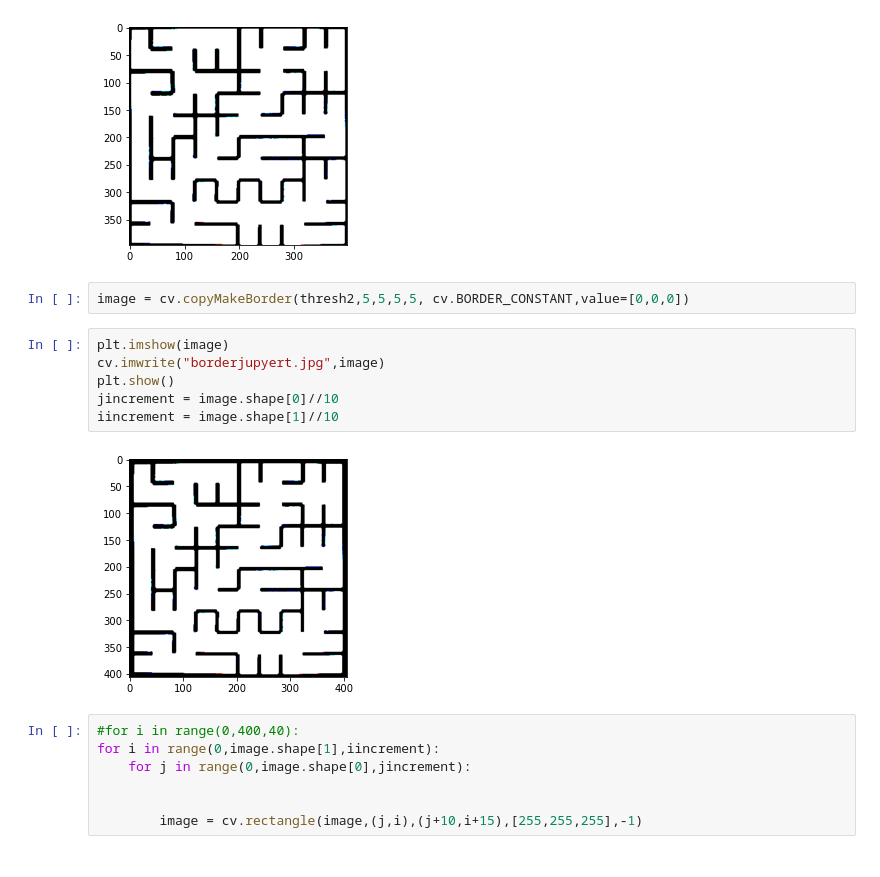
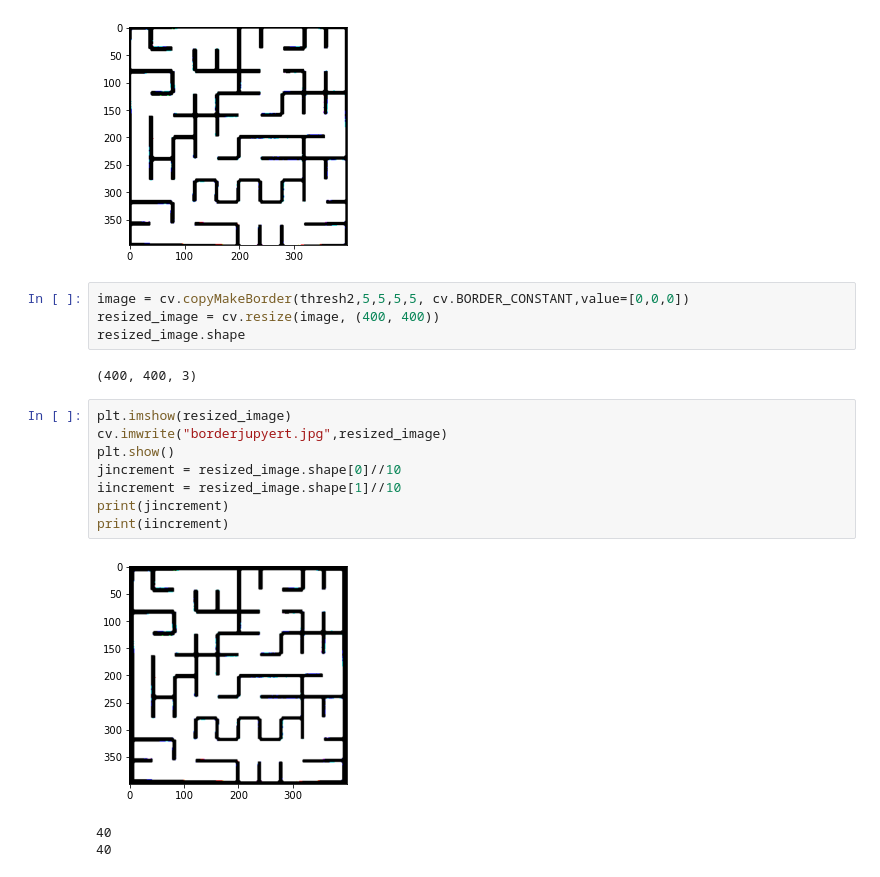
Before and after one commit to yashvarshney003/eyrc2020-2021, a Jupyter notebook: task_1b_detect_and_encode_maze/test_cases/Untitled.ipynb, the cells around one changed output. Drawn from its saved outputs; the diff is of its cells as text.

```diff
--- a/task_1b_detect_and_encode_maze/test_cases/Untitled.ipynb
+++ b/task_1b_detect_and_encode_maze/test_cases/Untitled.ipynb
@@ -231,18 +231,19 @@ plt.show()
 [figure]
 # %%
 image = cv.copyMakeBorder(thresh2,5,5,5,5, cv.BORDER_CONSTANT,value=[0,0,0])
+resized_image = cv.resize(image, (400, 400))
+resized_image.shape
+# %% [output]
+(400, 400, 3)
 # %%
-plt.imshow(image)
-cv.imwrite("borderjupyert.jpg",image)
+plt.imshow(resized_image)
+cv.imwrite("borderjupyert.jpg",resized_image)
 plt.show()
-jincrement = image.shape[0]//10
-iincrement = image.shape[1]//10
+jincrement = resized_image.shape[0]//10
+iincrement = resized_image.shape[1]//10
+print(jincrement)
+print(iincrement)
 # %% [output]
-[figure, old version]
+[figure, new version]
+40
+40
-# %%
-#for i in range(0,400,40):
-for i in range(0,image.shape[1],iincrement):
-    for j in range(0,image.shape[0],jincrement):
-
-
-        image = cv.rectangle(image,(j,i),(j+10,i+15),[255,255,255],-1)
```
Also changed, not shown: parts of 2 cells of this notebook, 2 other files.
